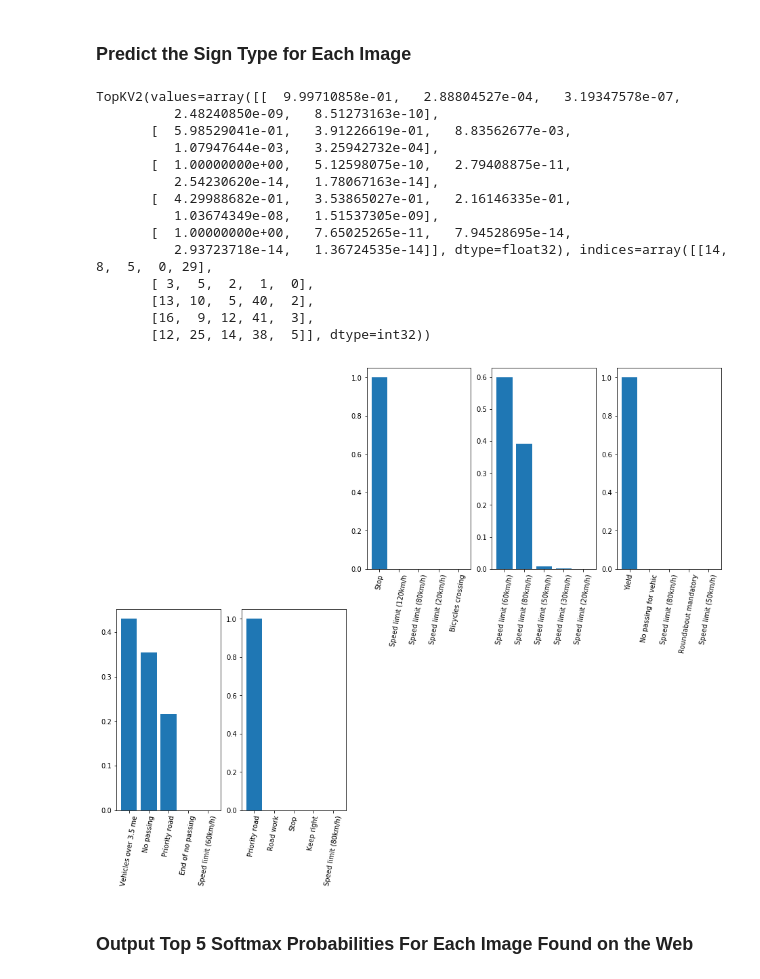
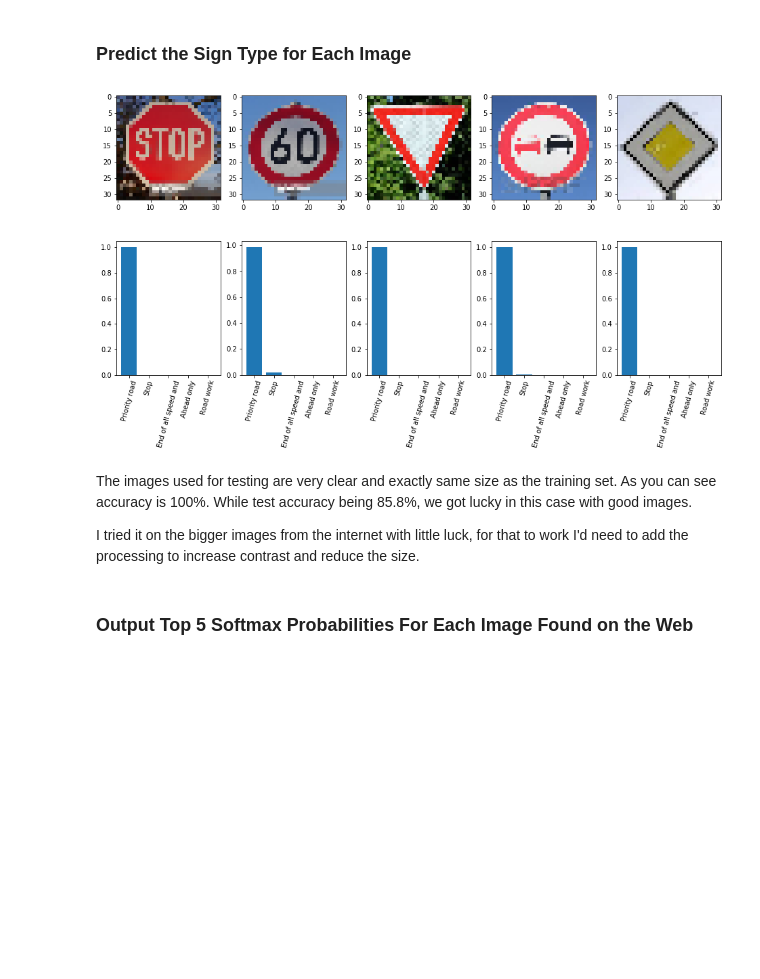
Before and after one commit to html5cat/CarND-Traffic-Sign-Classifier-Project, a Jupyter notebook: Traffic_Sign_Classifier.ipynb, the cells around one changed output. Saved outputs shown, nothing was run; the diff lists cells and outputs as text; code cells hidden in the pictures; blank space fills up the shorter version.

```diff
--- a/Traffic_Sign_Classifier.ipynb
+++ b/Traffic_Sign_Classifier.ipynb
@@ -39,7 +39,7 @@ with open(testing_file, mode='rb') as f:
 X_train, y_train = train['features'], train['labels']
 X_test, y_test = test['features'], test['labels']
 
-X_train, X_validation, y_train, y_validation = train_test_split(X_train, y_train, test_size=0.2, random_state=0)
+X_train, X_validation, y_train, y_validation = train_test_split(X_train, y_train, test_size=0.1, random_state=0)
 
 assert(len(X_train) == len(y_train))
 assert(len(X_validation) == len(y_validation))
@@ -345,10 +350,10 @@ def loadImages(path):
 
     return loadedImages
 
-images = loadImages("./other/")
+images = loadImages("./test/")
 
-for i in images:
-    plt.figure(figsize=(1,1))
-    plt.imshow(i)
+# for i in images:
+#     plt.figure(figsize=(1,1))
+#     plt.imshow(i)
 # %% [output]
 ['1.jpg', '2.jpg', '3.jpg', '4.jpg', '5.jpg']
@@ -362,46 +362,34 @@ for i in images:
 # %%
 ### Run the predictions here and use the model to output the prediction for each image.
 ### Make sure to pre-process the images with the same pre-processing pipeline used earlier.
 ### Feel free to use as many code cells as needed.
 
 prediction = tf.nn.softmax(logits)
 top5 = tf.nn.top_k(prediction, k=5)
 with tf.Session() as sess:
     saver.restore(sess, tf.train.latest_checkpoint('.'))
 #     print(sess.run(prediction, feed_dict={x: images}))
     top5_prediction = sess.run(top5, feed_dict={x: images});
-    print(top5_prediction)
-
 
 import csv
 with open('signnames.csv') as f:
     reader = csv.DictReader(f)
     categories = {row['ClassId']:row['SignName'] for row in reader}
 
-    fig = plt.figure(figsize=(16,12))
-for index in range(0,len(images)):
-#     fig.add_subplot(2, len(images), index+1)
-#     plt.imshow(images[index])
-    fig.add_subplot(2, len(images), index+1 + len(top5_prediction))
-    y_pos = np.arange(len(top5_prediction.values[index]))
-    plt.bar(y_pos,top5_prediction.values[index])
-    plt.xticks(y_pos,[categories[str(i)][0:20] for i in top5_prediction.indices[index]], rotation=80)
+fig = plt.figure(figsize=(16, 8))
+for i in range(0,len(images)):
+    fig.add_subplot(2, len(images), i + 1)
+    plt.imshow(images[i])
+    fig.add_subplot(2, len(images), i + 1 + len(images))
+    y_pos = np.arange(len(top5_prediction.values[i]))
+    plt.bar(y_pos,top5_prediction.values[i])
+    plt.xticks(y_pos,[categories[str(i)][0:20] for i in top5_prediction.indices[index]], rotation=75)
 # %% [output]
-TopKV2(values=array([[  9.99710858e-01,   2.88804527e-04,   3.19347578e-07,
-          2.48240850e-09,   8.51273163e-10],
-       [  5.98529041e-01,   3.91226619e-01,   8.83562677e-03,
-          1.07947644e-03,   3.25942732e-04],
-       [  1.00000000e+00,   5.12598075e-10,   2.79408875e-11,
-          2.54230620e-14,   1.78067163e-14],
-       [  4.29988682e-01,   3.53865027e-01,   2.16146335e-01,
-          1.03674349e-08,   1.51537305e-09],
-       [  1.00000000e+00,   7.65025265e-11,   7.94528695e-14,
-          2.93723718e-14,   1.36724535e-14]], dtype=float32), indices=array([[14,  8,  5,  0, 29],
-       [ 3,  5,  2,  1,  0],
-       [13, 10,  5, 40,  2],
-       [16,  9, 12, 41,  3],
-       [12, 25, 14, 38,  5]], dtype=int32))
-[figure, old version]
+[figure, new version]
+# %% [markdown]
+The images used for testing are very clear and exactly same size as the training set. As you can see accuracy is 100%. While test accuracy being 85.8%, we got lucky in this case with good images.
+
+I tried it on the bigger images from the internet with little luck, for that to work I'd need to add the processing to increase contrast and reduce the size.
 # %% [markdown]
 ### Output Top 5 Softmax Probabilities For Each Image Found on the Web
 # %% [markdown]
```
Also changed, not shown: parts of 9 cells of this notebook, 19 other files.
